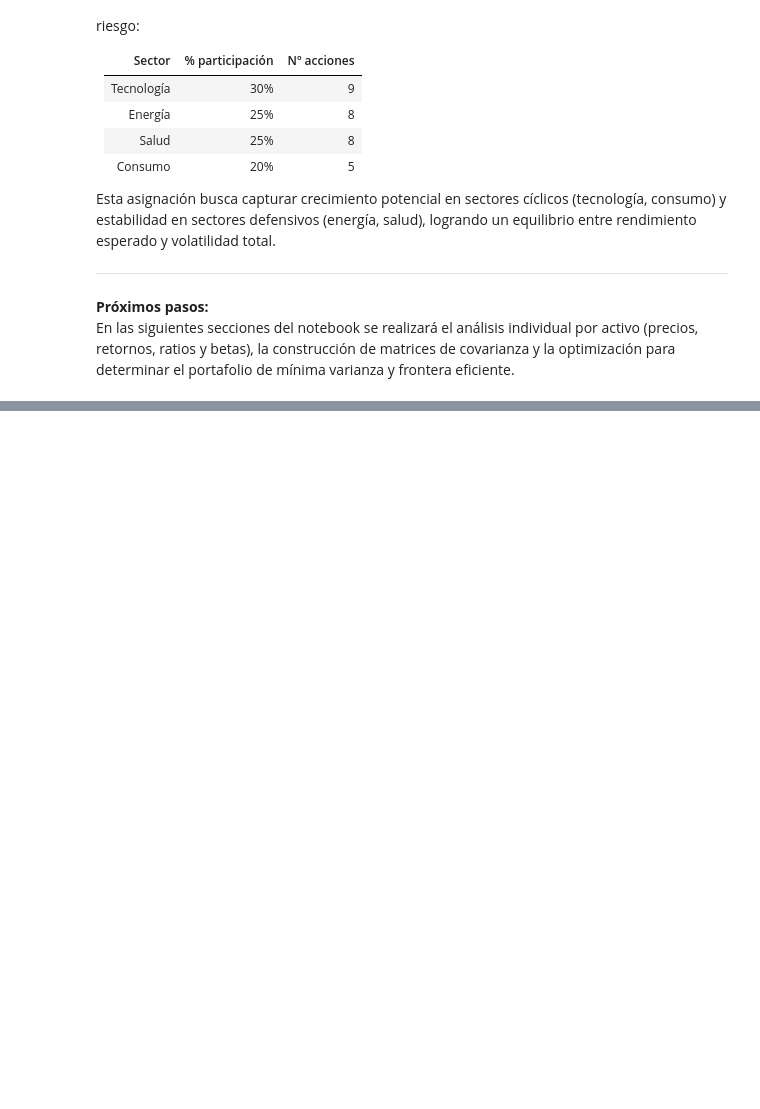
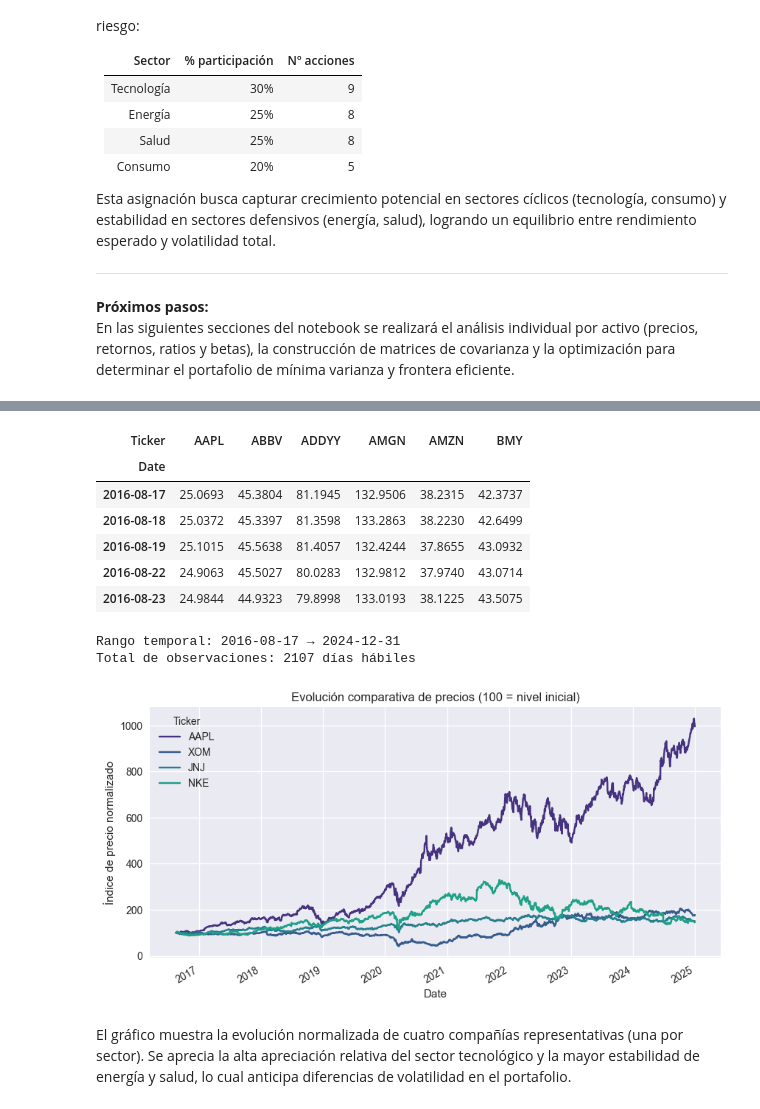
Before and after one commit to cmolina12/finanzas-proyecto-consultoria, a Jupyter notebook: proyecto_portafolio_grupo1.ipynb, the cells around one changed output, grey strips where cells are left out. Drawn from its saved outputs; the diff is of its cells as text; code cells hidden in the pictures; blank space fills up the shorter version.

```diff
--- a/proyecto_portafolio_grupo1.ipynb
+++ b/proyecto_portafolio_grupo1.ipynb
@@ -92,0 +239,30 @@ En las siguientes secciones del notebook se realizará el análisis individual p
+# %%
+# Ver primeras fechas y muestreo de columnas
+display(data.iloc[:5, :6])  # primeras 5 filas, 6 columnas
+
+# Comprobar rango temporal
+print(f"Rango temporal: {data.index.min().date()} → {data.index.max().date()}")
+print(f"Total de observaciones: {data.shape[0]} días hábiles")
+
+# Gráfico exploratorio
+sample = ["AAPL", "XOM", "JNJ", "NKE"]
+(data[sample] / data[sample].iloc[0] * 100).plot(figsize=(10,5))
+plt.title("Evolución comparativa de precios (100 = nivel inicial)")
+plt.ylabel("Índice de precio normalizado")
+plt.show()
+# %% [output]
+| Ticker | AAPL | ABBV | ADDYY | AMGN | AMZN | BMY |
+| Date |  |  |  |  |  |  |
+| 2016-08-17 | 25.0693 | 45.3804 | 81.1945 | 132.9506 | 38.2315 | 42.3737 |
+| 2016-08-18 | 25.0372 | 45.3397 | 81.3598 | 133.2863 | 38.2230 | 42.6499 |
+| 2016-08-19 | 25.1015 | 45.5638 | 81.4057 | 132.4244 | 37.8655 | 43.0932 |
+| 2016-08-22 | 24.9063 | 45.5027 | 80.0283 | 132.9812 | 37.9740 | 43.0714 |
+| 2016-08-23 | 24.9844 | 44.9323 | 79.8998 | 133.0193 | 38.1225 | 43.5075 |
+Rango temporal: 2016-08-17 → 2024-12-31
+Total de observaciones: 2107 días hábiles
+[figure, added]
+# %% [markdown]
+El gráfico muestra la evolución normalizada de cuatro compañías representativas
+(una por sector). Se aprecia la alta apreciación relativa del sector tecnológico
+y la mayor estabilidad de energía y salud, lo cual anticipa diferencias
+de volatilidad en el portafolio.
```
Also changed, not shown: parts of 24 cells of this notebook.
